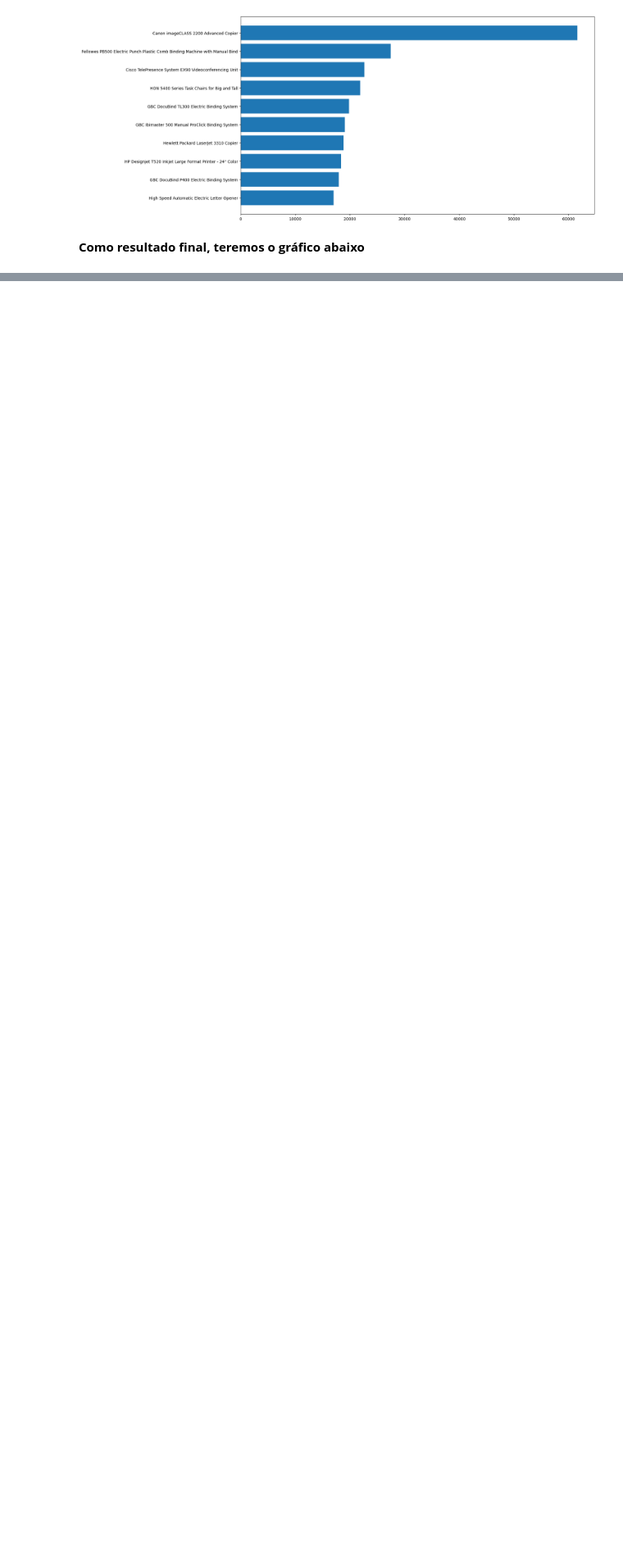
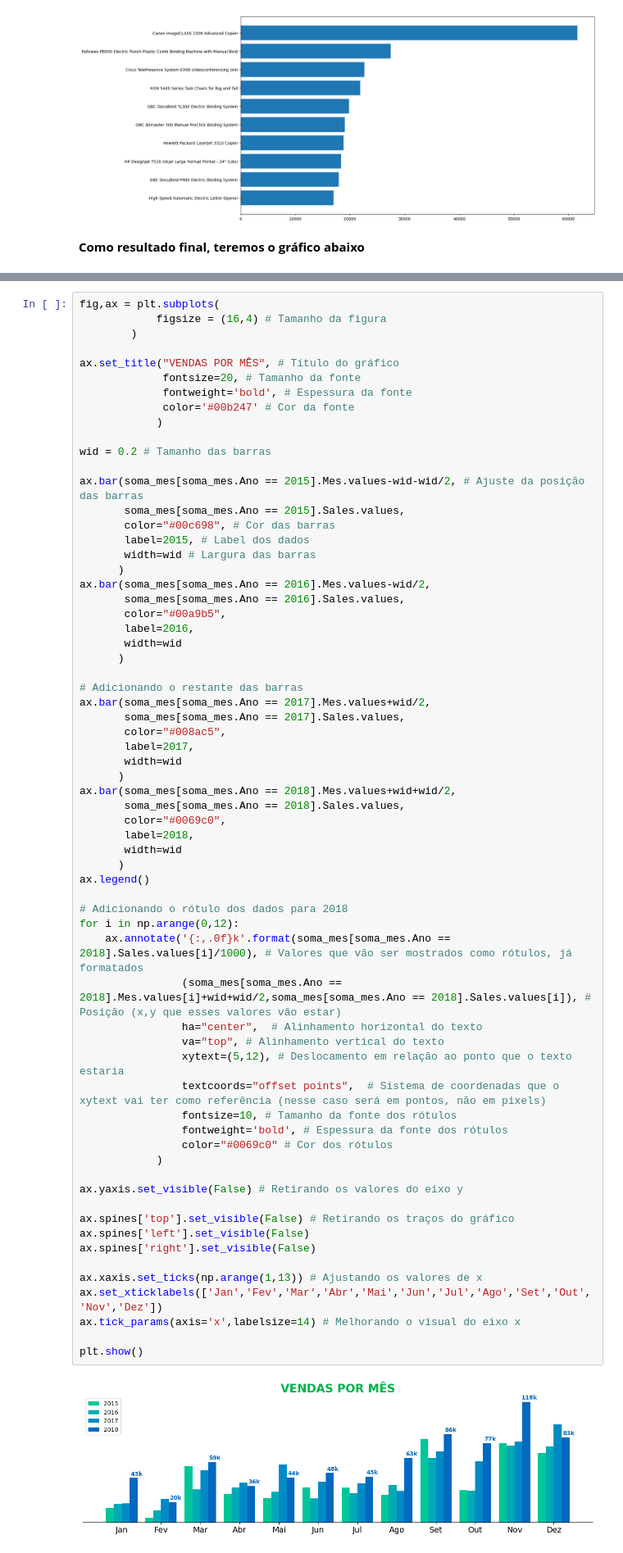
Before and after one commit to PauloViniciusR/PROJ_apresentacao_executiva, a Jupyter notebook: index.ipynb, the cells around one changed output, grey strips where cells are left out. Shown at 82% size. Saved outputs shown, nothing was run; the diff lists cells and outputs as text; blank space fills up the shorter version.

```diff
--- a/index.ipynb
+++ b/index.ipynb
@@ -1094,0 +1094,67 @@ Text(0.5, 1.0, 'ITENS X ANOS')
+# %%
+fig,ax = plt.subplots(
+            figsize = (16,4) # Tamanho da figura
+        )
+
+ax.set_title("VENDAS POR MÊS", # Título do gráfico
+             fontsize=20, # Tamanho da fonte
+             fontweight='bold', # Espessura da fonte
+             color='#00b247' # Cor da fonte
+            )
+
+wid = 0.2 # Tamanho das barras
+
+ax.bar(soma_mes[soma_mes.Ano == 2015].Mes.values-wid-wid/2, # Ajuste da posição das barras
+       soma_mes[soma_mes.Ano == 2015].Sales.values,
+       color="#00c698", # Cor das barras
+       label=2015, # Label dos dados
+       width=wid # Largura das barras
+      )
+ax.bar(soma_mes[soma_mes.Ano == 2016].Mes.values-wid/2,
+       soma_mes[soma_mes.Ano == 2016].Sales.values,
+       color="#00a9b5",
+       label=2016,
+       width=wid
+      )
+
+# Adicionando o restante das barras
+ax.bar(soma_mes[soma_mes.Ano == 2017].Mes.values+wid/2,
+       soma_mes[soma_mes.Ano == 2017].Sales.values,
+       color="#008ac5",
+       label=2017,
+       width=wid
+      )
+ax.bar(soma_mes[soma_mes.Ano == 2018].Mes.values+wid+wid/2,
+       soma_mes[soma_mes.Ano == 2018].Sales.values,
+       color="#0069c0",
+       label=2018,
+       width=wid
+      )
+ax.legend()
+
+# Adicionando o rótulo dos dados para 2018
+for i in np.arange(0,12):
+    ax.annotate('{:,.0f}k'.format(soma_mes[soma_mes.Ano == 2018].Sales.values[i]/1000), # Valores que vão ser mostrados como rótulos, já formatados
+                (soma_mes[soma_mes.Ano == 2018].Mes.values[i]+wid+wid/2,soma_mes[soma_mes.Ano == 2018].Sales.values[i]), # Posição (x,y que esses valores vão estar)
+                ha="center",  # Alinhamento horizontal do texto
+                va="top", # Alinhamento vertical do texto
+                xytext=(5,12), # Deslocamento em relação ao ponto que o texto estaria
+                textcoords="offset points",  # Sistema de coordenadas que o xytext vai ter como referência (nesse caso será em pontos, não em pixels)
+                fontsize=10, # Tamanho da fonte dos rótulos
+                fontweight='bold', # Espessura da fonte dos rótulos
+                color="#0069c0" # Cor dos rótulos
+            )
+
+ax.yaxis.set_visible(False) # Retirando os valores do eixo y
+
+ax.spines['top'].set_visible(False) # Retirando os traços do gráfico
+ax.spines['left'].set_visible(False)
+ax.spines['right'].set_visible(False)
+
+ax.xaxis.set_ticks(np.arange(1,13)) # Ajustando os valores de x
+ax.set_xticklabels(['Jan','Fev','Mar','Abr','Mai','Jun','Jul','Ago','Set','Out','Nov','Dez'])
+ax.tick_params(axis='x',labelsize=14) # Melhorando o visual do eixo x
+
+plt.show()
+# %% [output]
+[figure, added]
```
Also changed, not shown: parts of 15 cells of this notebook.
